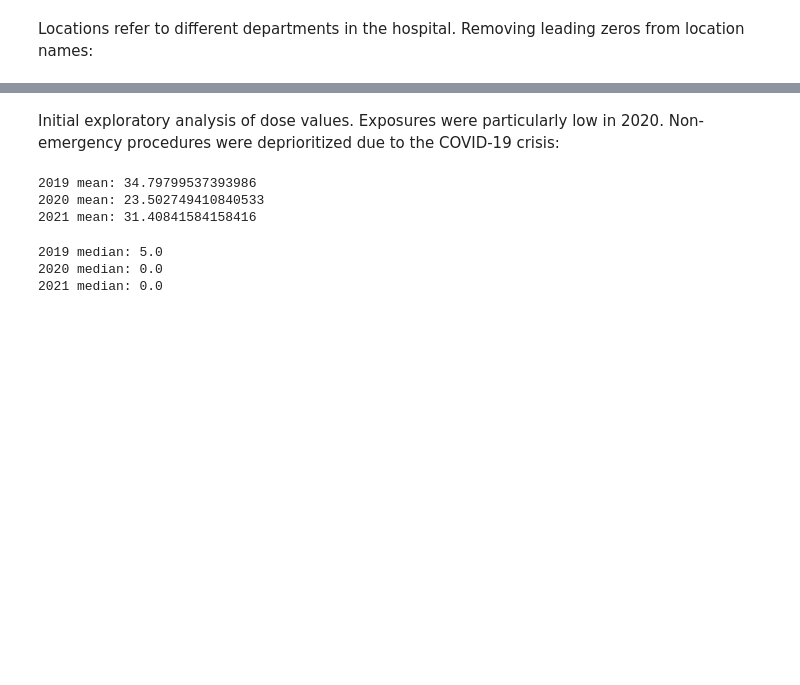
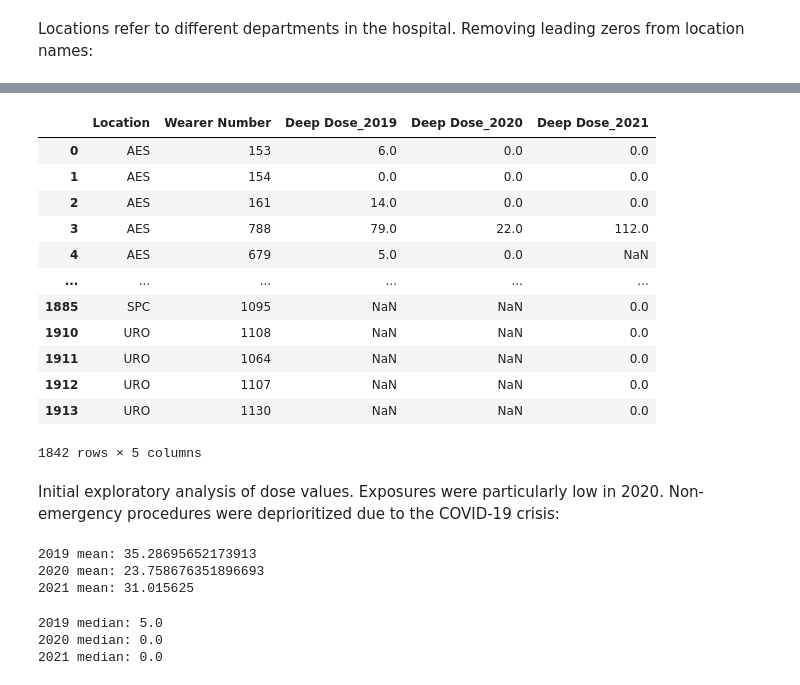
Before and after one commit to aerrico1/showcase, a Jupyter notebook: Dosimetry 2019-2021.ipynb, the cells around one changed output, grey strips where cells are left out. Saved outputs shown, nothing was run; the diff lists cells and outputs as text; code cells hidden in the pictures; blank space fills up the shorter version.

```diff
--- a/Dosimetry 2019-2021.ipynb
+++ b/Dosimetry 2019-2021.ipynb
@@ -74,11 +85,28 @@ dose.head()
+# %%
+employee_dose = dose[~to_drop]
+employee_dose
+# %% [output]
+|  | Location | Wearer Number | Deep Dose_2019 | Deep Dose_2020 | Deep Dose_2021 |
+| 0 | AES | 153 | 6.0 | 0.0 | 0.0 |
+| 1 | AES | 154 | 0.0 | 0.0 | 0.0 |
+| 2 | AES | 161 | 14.0 | 0.0 | 0.0 |
+| 3 | AES | 788 | 79.0 | 22.0 | 112.0 |
+| 4 | AES | 679 | 5.0 | 0.0 | NaN |
+| ... | ... | ... | ... | ... | ... |
+| 1885 | SPC | 1095 | NaN | NaN | 0.0 |
+| 1910 | URO | 1108 | NaN | NaN | 0.0 |
+| 1911 | URO | 1064 | NaN | NaN | 0.0 |
+| 1912 | URO | 1107 | NaN | NaN | 0.0 |
+| 1913 | URO | 1130 | NaN | NaN | 0.0 |
+1842 rows × 5 columns
 # %% [markdown]
 Initial exploratory analysis of dose values. Exposures were particularly low in 2020. Non-emergency procedures were deprioritized due to the COVID-19 crisis:
 # %%
-print('2019 mean: ' + str(dose['Deep Dose_2019'].mean()))
-print('2020 mean: ' + str(dose['Deep Dose_2020'].mean()))
-print('2021 mean: ' + str(dose['Deep Dose_2021'].mean()))
+print('2019 mean: ' + str(employee_dose['Deep Dose_2019'].mean()))
+print('2020 mean: ' + str(employee_dose['Deep Dose_2020'].mean()))
+print('2021 mean: ' + str(employee_dose['Deep Dose_2021'].mean()))
 # %% [output]
-2019 mean: 34.79799537393986
-2020 mean: 23.502749410840533
-2021 mean: 31.40841584158416
+2019 mean: 35.28695652173913
+2020 mean: 23.758676351896693
+2021 mean: 31.015625
 # %%
```
Also changed, not shown: parts of 22 cells of this notebook.
